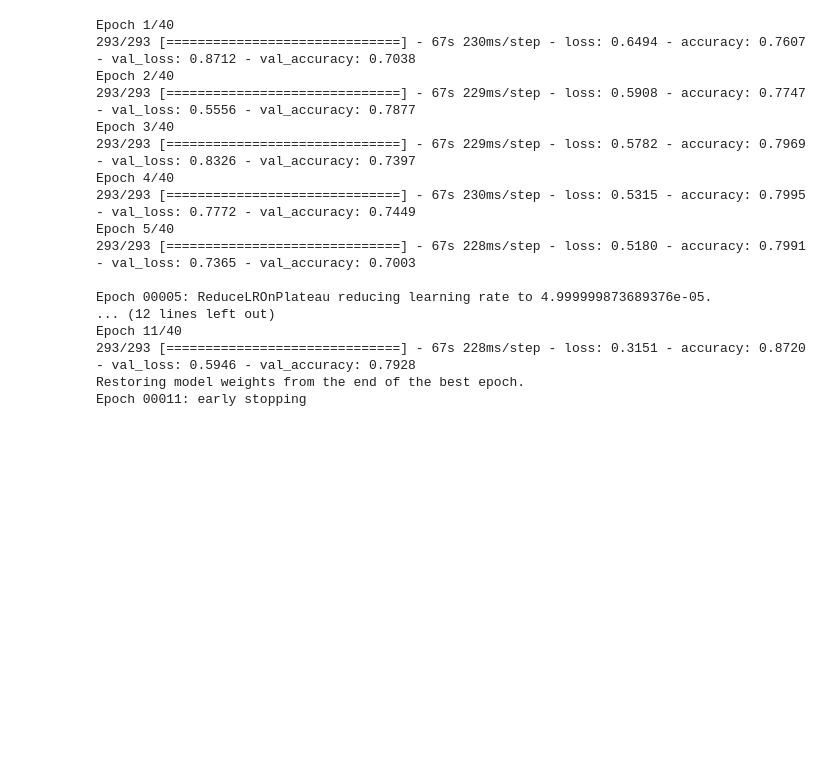
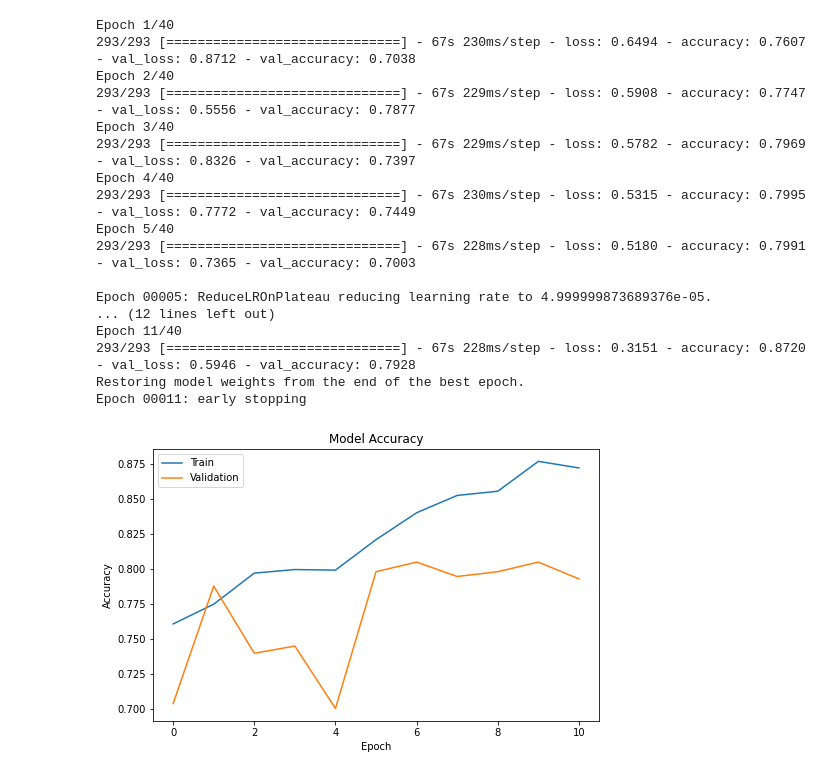
Before and after one commit to akshitadixit/Retinopathy, a Jupyter notebook: resnet50_imagenet.ipynb, the cells around one changed output. Saved outputs shown, nothing was run; the diff lists cells and outputs as text; code cells hidden in the pictures; blank space fills up the shorter version.

```diff
--- a/resnet50_imagenet.ipynb
+++ b/resnet50_imagenet.ipynb
@@ -183,3 +183,17 @@ Epoch 11/40
 293/293 [==============================] - 67s 228ms/step - loss: 0.3151 - accuracy: 0.8720 - val_loss: 0.5946 - val_accuracy: 0.7928
 Restoring model weights from the end of the best epoch.
 Epoch 00011: early stopping
+# %%
+# import matplotlib.pyplot as plt
+plt.figure(figsize=(8,5))
+
+plt.plot(history_finetunning['accuracy'])
+plt.plot(history_finetunning['val_accuracy'])
+plt.title('Model Accuracy')
+plt.ylabel('Accuracy')
+plt.xlabel('Epoch')
+plt.legend(['Train', 'Validation'], loc='upper left')
+plt.gca().ticklabel_format(axis='both', style='plain', useOffset=False)
+plt.show()
+# %% [output]
+[figure, added]
```
